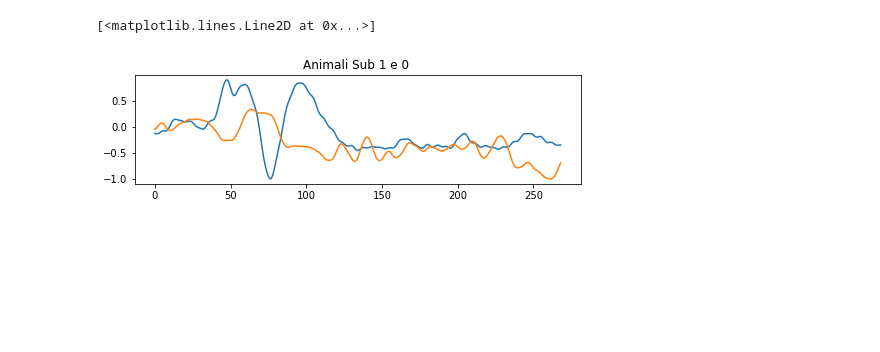
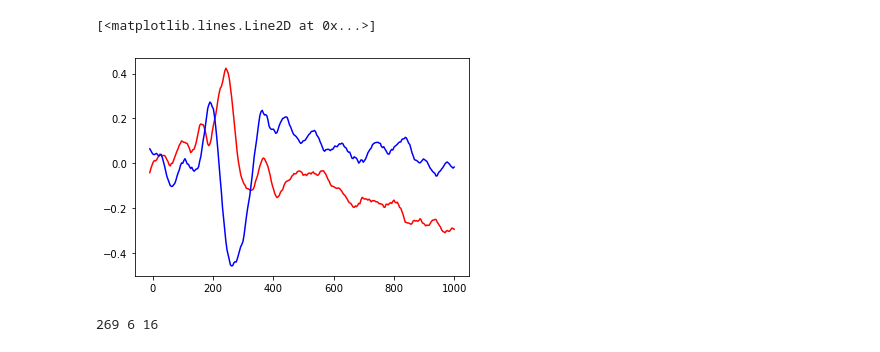
Before and after one commit to Diego41ITA/EEG-analysis, a Jupyter notebook: Read ERP_prova_wavelet.ipynb, the cells around one changed output. Drawn from its saved outputs; the diff is of its cells as text; code cells hidden in the pictures; blank space fills up the shorter version.

```diff
--- a/Read ERP_prova_wavelet.ipynb
+++ b/Read ERP_prova_wavelet.ipynb
@@ -78,2 +46,0 @@ data.head(35)
-# %%
-data= data.to_numpy()
@@ -104,0 +47,16 @@ S_Uomini=[scattering(Uomini[i]) for  i in range(2)]
+# %%
+#Estraggo labels e features  e droppo colonna degli stimoli
+
+#estraggo labels
+labels=data.iloc[:, [0]]
+
+#cambio animali e uomini con 0 e 1
+label_mapping={'Animali':0, 'Uomini':1}
+labels=labels.replace(label_mapping)
+#droppo la colonna degli stimoli
+data.drop(columns=data.columns[0], axis=1, inplace=True)
+
+
+#features
+ERP=data
+data.head(5)
@@ -104,0 +71,37 @@ S_Uomini=[scattering(Uomini[i]) for  i in range(2)]
+# %%
+#PLOT DELLA MEDIA INTERSOGGETTO
+
+#Preparo i dati
+ERP=np.array(ERP)
+A_N=np.linspace(0,58,30, dtype="int")  #indici animali
+U_N=np.linspace(1,59,30, dtype="int")  #indici uomini
+Animali=[ERP[i] for i in A_N]          #creazione lista di vettori animali
+Uomini =[ERP[i] for i in U_N]          #creazione lista di vettori uomini
+
+##################################
+
+#normalizziamo i vettori
+for i in range(30):
+    Animali[i] = Animali[i] / np.max(np.abs(Animali[i]))
+    Uomini[i] = Uomini[i] / np.max(np.abs(Uomini[i]))
+
+#################################
+
+#Calcolo la media
+animali=0
+uomini=0
+
+for  i in range(30):
+    animali=animali+Animali[i]
+    uomini=uomini+Uomini[i]
+
+animali=animali/30
+uomini=uomini/30
+################################
+
+#Plotto i risultati
+plt.plot(np.linspace(-10,1000,269),animali,color='red')
+plt.plot(np.linspace(-10,1000,269),uomini,color='blue')
+# %% [output]
+[<matplotlib.lines.Line2D at 0x...>]
+[figure, added]
@@ -104,0 +113,17 @@ S_Uomini=[scattering(Uomini[i]) for  i in range(2)]
+# %%
+#The key parameters to specify in a wavelet time scattering network are:
+#1) the scale of the time invariant.
+#2) the number of wavelet transforms.
+#3) the number of wavelets per octave in each of the wavelet filter banks.
+#In many applications, the cascade of two filter banks is sufficient to achieve good performance.
+
+T = Animali[i].shape[-1]  #The number of samples, T, is given by the size of our input x
+J = 6                     #The dilated mother wavelet is computed by scaling the mother wavelet with a scaling factor of 2^−j
+Q = 16                    # 20 wavelet per octave
+print(T,J,Q)
+
+
+from kymatio.numpy import Scattering1D
+scattering = Scattering1D(J, T, Q)
+# %% [output]
+269 6 16
@@ -107,11 +140,3 @@ meta = scattering.meta()
 order0 = np.where(meta['order'] == 0)
 order1 = np.where(meta['order'] == 1)
 order2 = np.where(meta['order'] == 2)
-# %%
-plt.figure(figsize=(8, 2))
-plt.plot(Animali[0])
-plt.title('Animali Sub 1 e 0 ')
-plt.plot(Animali[1])
-# %% [output]
-[<matplotlib.lines.Line2D at 0x...>]
-[figure, removed]
```
Also changed, not shown: parts of 25 cells of this notebook, 7 other files.
